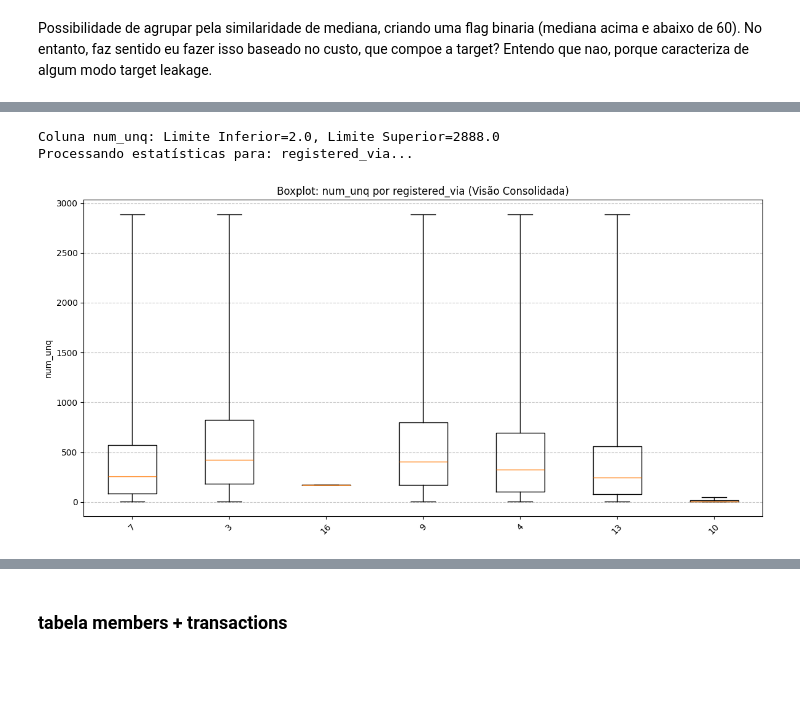
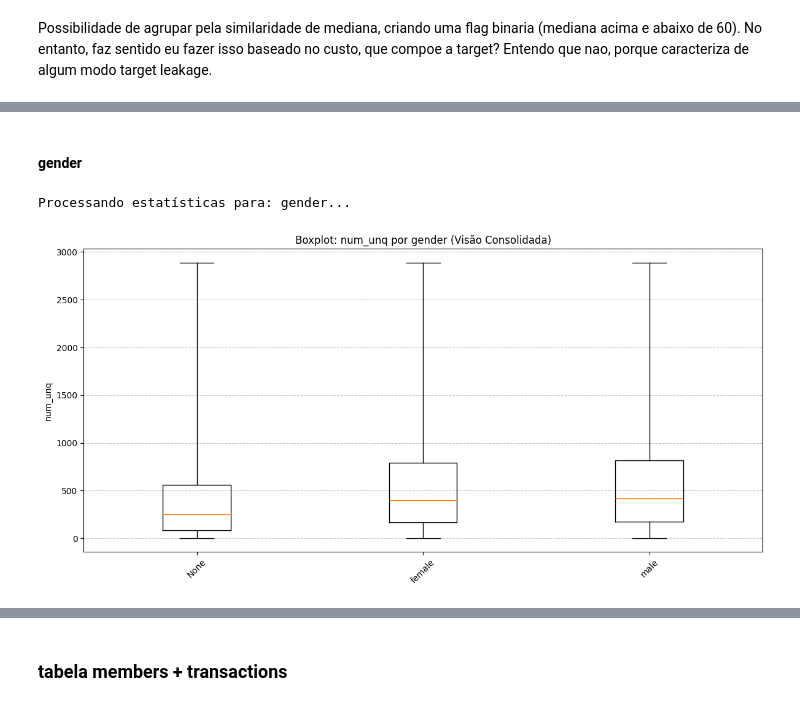
Before and after one commit to GuMauriz/datamaster, a Jupyter notebook: project.ipynb, the cells around one changed output, grey strips where cells are left out. Drawn from its saved outputs; the diff is of its cells as text; code cells hidden in the pictures; blank space fills up the shorter version.

Commit message:
feat: ploting boxplots for some variables from members dataframe

```diff
--- a/project.ipynb
+++ b/project.ipynb
@@ -2676,7 +2683,7 @@ Processando estatísticas para: registered_via...
-# %%
-df_atv_members_logs = aplicar_winsorizacao(df_atv_members_logs, ["num_unq"])
-plot_boxplot(df_atv_members_logs, ["registered_via"], "num_unq", agrupar_por_safra=False)
-# %% [output]
-Coluna num_unq: Limite Inferior=2.0, Limite Superior=2888.0
-Processando estatísticas para: registered_via...
-[figure, removed]
+# %% [markdown]
+#### gender
+# %%
+plot_boxplot(df_atv_members_logs, ["gender"], "num_unq", agrupar_por_safra=False)
+# %% [output]
+Processando estatísticas para: gender...
+[figure, added]
```
Also changed, not shown: parts of 37 cells of this notebook.
